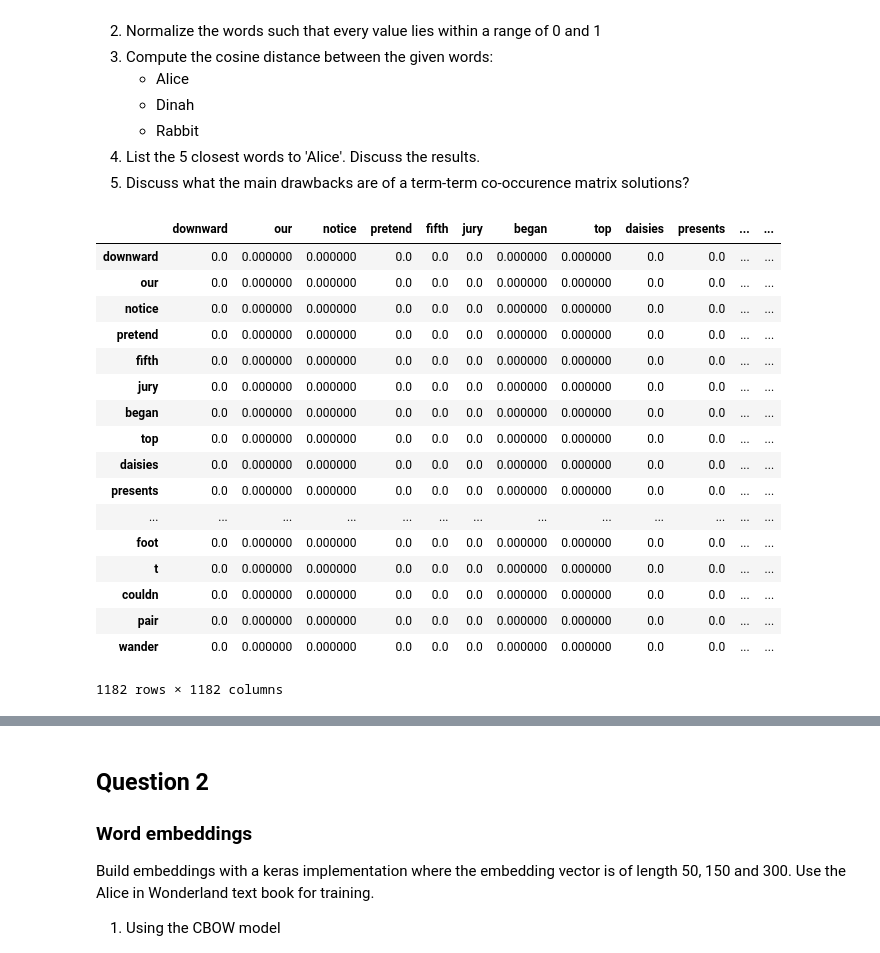
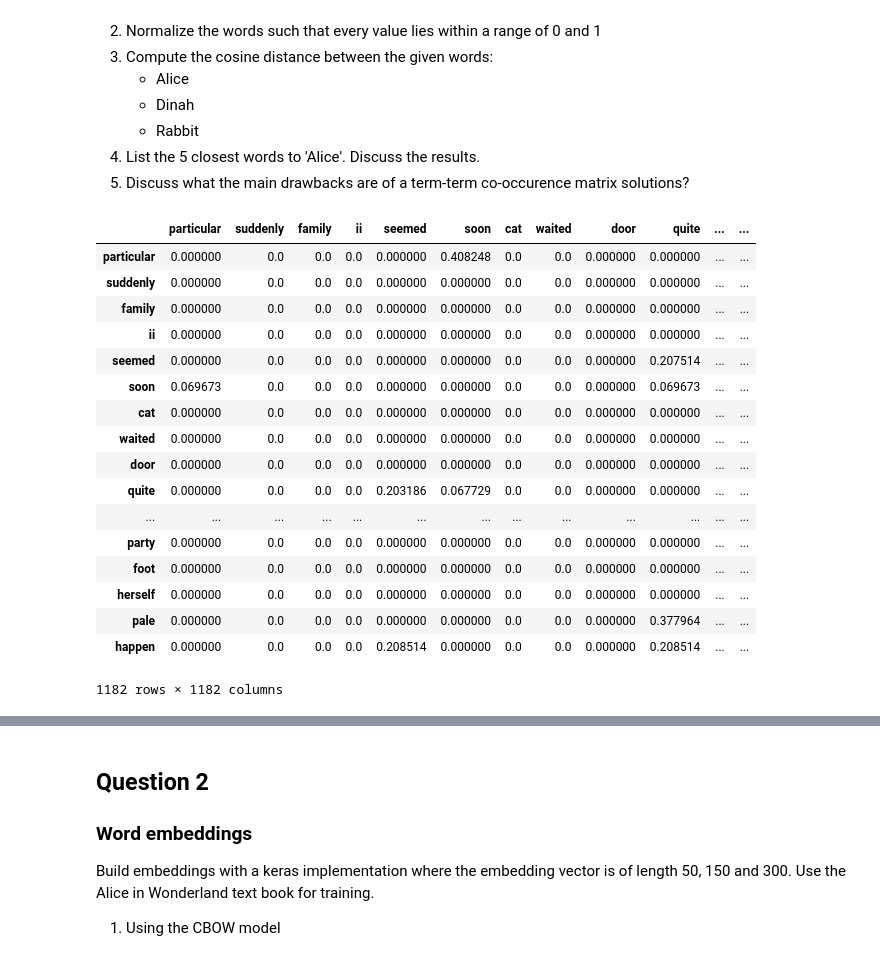
Before and after one commit to rrIrene/RecommenderSystem, a Jupyter notebook: assignment 1/Assignment 1.ipynb, the cells around one changed output, grey strips where cells are left out. Cells and saved outputs as stored; diff of their text form; code cells hidden in the pictures.

```diff
--- a/assignment 1/Assignment 1.ipynb
+++ b/assignment 1/Assignment 1.ipynb
@@ -50,53 +52,51 @@ Use the provided code to load the "Alice in Wonderland" text document.
 # %%
 #create co-occurrence matrix
 import pandas as pd
 from sklearn import preprocessing
 
 #dataset with unique words as index
 words = list(tokenizer.word_index.keys())
 matrix = pd.DataFrame(words, columns=['words'])
 matrix.set_index('words', inplace=True)
 columns = pd.DataFrame(columns=words)
 matrix = pd.concat([matrix,columns])
 matrix = matrix.reindex(columns.columns, axis=1)
 matrix.fillna(0, inplace=True)
 
 #inverse index to get word by code
 inverse_index = dict((v,k) for k, v in tokenizer.word_index.items())
 
 #compute score for every word-word couple
-for word in words:
-    word_code = tokenizer.word_index.get(word)
-    for line in corpus:
-        indices = [i for i, x in enumerate(line) if x == word_code]
-        for i in indices:
-            for j in range(max(0, i-window_size_corpus), min(len(line), i+window_size_corpus+1)):
-                if word_code != line[j]:
-                    matrix[word][inverse_index.get(line[j])] += 1
+for line in corpus:
+    for i, word_code in enumerate(line):
+        word = inverse_index.get(word_code)
+        for j in range(max(0, i-window_size_corpus), min(len(line), i+window_size_corpus+1)):
+            if word_code != line[j]:
+                matrix[word][inverse_index.get(line[j])] += 1
 
 #normalize each sample
 normalized_values = preprocessing.normalize(matrix.values)
 matrix = pd.DataFrame(normalized_values, index=matrix.index, columns=matrix.columns)
 
 matrix
 # %% [output]
-|  | downward | our | notice | pretend | fifth | jury | began | top | daisies | presents | ... | ... |
-| downward | 0.0 | 0.000000 | 0.000000 | 0.0 | 0.0 | 0.0 | 0.000000 | 0.000000 | 0.0 | 0.0 | ... | ... |
-| our | 0.0 | 0.000000 | 0.000000 | 0.0 | 0.0 | 0.0 | 0.000000 | 0.000000 | 0.0 | 0.0 | ... | ... |
-| notice | 0.0 | 0.000000 | 0.000000 | 0.0 | 0.0 | 0.0 | 0.000000 | 0.000000 | 0.0 | 0.0 | ... | ... |
-| pretend | 0.0 | 0.000000 | 0.000000 | 0.0 | 0.0 | 0.0 | 0.000000 | 0.000000 | 0.0 | 0.0 | ... | ... |
-| fifth | 0.0 | 0.000000 | 0.000000 | 0.0 | 0.0 | 0.0 | 0.000000 | 0.000000 | 0.0 | 0.0 | ... | ... |
-| jury | 0.0 | 0.000000 | 0.000000 | 0.0 | 0.0 | 0.0 | 0.000000 | 0.000000 | 0.0 | 0.0 | ... | ... |
-| began | 0.0 | 0.000000 | 0.000000 | 0.0 | 0.0 | 0.0 | 0.000000 | 0.000000 | 0.0 | 0.0 | ... | ... |
-| top | 0.0 | 0.000000 | 0.000000 | 0.0 | 0.0 | 0.0 | 0.000000 | 0.000000 | 0.0 | 0.0 | ... | ... |
-| daisies | 0.0 | 0.000000 | 0.000000 | 0.0 | 0.0 | 0.0 | 0.000000 | 0.000000 | 0.0 | 0.0 | ... | ... |
-| presents | 0.0 | 0.000000 | 0.000000 | 0.0 | 0.0 | 0.0 | 0.000000 | 0.000000 | 0.0 | 0.0 | ... | ... |
+|  | particular | suddenly | family | ii | seemed | soon | cat | waited | door | quite | ... | ... |
+| particular | 0.000000 | 0.0 | 0.0 | 0.0 | 0.000000 | 0.408248 | 0.0 | 0.0 | 0.000000 | 0.000000 | ... | ... |
+| suddenly | 0.000000 | 0.0 | 0.0 | 0.0 | 0.000000 | 0.000000 | 0.0 | 0.0 | 0.000000 | 0.000000 | ... | ... |
+| family | 0.000000 | 0.0 | 0.0 | 0.0 | 0.000000 | 0.000000 | 0.0 | 0.0 | 0.000000 | 0.000000 | ... | ... |
+| ii | 0.000000 | 0.0 | 0.0 | 0.0 | 0.000000 | 0.000000 | 0.0 | 0.0 | 0.000000 | 0.000000 | ... | ... |
+| seemed | 0.000000 | 0.0 | 0.0 | 0.0 | 0.000000 | 0.000000 | 0.0 | 0.0 | 0.000000 | 0.207514 | ... | ... |
+| soon | 0.069673 | 0.0 | 0.0 | 0.0 | 0.000000 | 0.000000 | 0.0 | 0.0 | 0.000000 | 0.069673 | ... | ... |
+| cat | 0.000000 | 0.0 | 0.0 | 0.0 | 0.000000 | 0.000000 | 0.0 | 0.0 | 0.000000 | 0.000000 | ... | ... |
+| waited | 0.000000 | 0.0 | 0.0 | 0.0 | 0.000000 | 0.000000 | 0.0 | 0.0 | 0.000000 | 0.000000 | ... | ... |
+| door | 0.000000 | 0.0 | 0.0 | 0.0 | 0.000000 | 0.000000 | 0.0 | 0.0 | 0.000000 | 0.000000 | ... | ... |
+| quite | 0.000000 | 0.0 | 0.0 | 0.0 | 0.203186 | 0.067729 | 0.0 | 0.0 | 0.000000 | 0.000000 | ... | ... |
 | ... | ... | ... | ... | ... | ... | ... | ... | ... | ... | ... | ... | ... |
-| foot | 0.0 | 0.000000 | 0.000000 | 0.0 | 0.0 | 0.0 | 0.000000 | 0.000000 | 0.0 | 0.0 | ... | ... |
-| t | 0.0 | 0.000000 | 0.000000 | 0.0 | 0.0 | 0.0 | 0.000000 | 0.000000 | 0.0 | 0.0 | ... | ... |
-| couldn | 0.0 | 0.000000 | 0.000000 | 0.0 | 0.0 | 0.0 | 0.000000 | 0.000000 | 0.0 | 0.0 | ... | ... |
-| pair | 0.0 | 0.000000 | 0.000000 | 0.0 | 0.0 | 0.0 | 0.000000 | 0.000000 | 0.0 | 0.0 | ... | ... |
-| wander | 0.0 | 0.000000 | 0.000000 | 0.0 | 0.0 | 0.0 | 0.000000 | 0.000000 | 0.0 | 0.0 | ... | ... |
+| party | 0.000000 | 0.0 | 0.0 | 0.0 | 0.000000 | 0.000000 | 0.0 | 0.0 | 0.000000 | 0.000000 | ... | ... |
+| foot | 0.000000 | 0.0 | 0.0 | 0.0 | 0.000000 | 0.000000 | 0.0 | 0.0 | 0.000000 | 0.000000 | ... | ... |
+| herself | 0.000000 | 0.0 | 0.0 | 0.0 | 0.000000 | 0.000000 | 0.0 | 0.0 | 0.000000 | 0.000000 | ... | ... |
+| pale | 0.000000 | 0.0 | 0.0 | 0.0 | 0.000000 | 0.000000 | 0.0 | 0.0 | 0.000000 | 0.377964 | ... | ... |
+| happen | 0.000000 | 0.0 | 0.0 | 0.0 | 0.208514 | 0.000000 | 0.0 | 0.0 | 0.000000 | 0.208514 | ... | ... |
 1182 rows × 1182 columns
 # %%
 #find cosine similarity to Alice, Dinah and Rabbit
```
Also changed, not shown: parts of 6 cells of this notebook, 1 other file.
